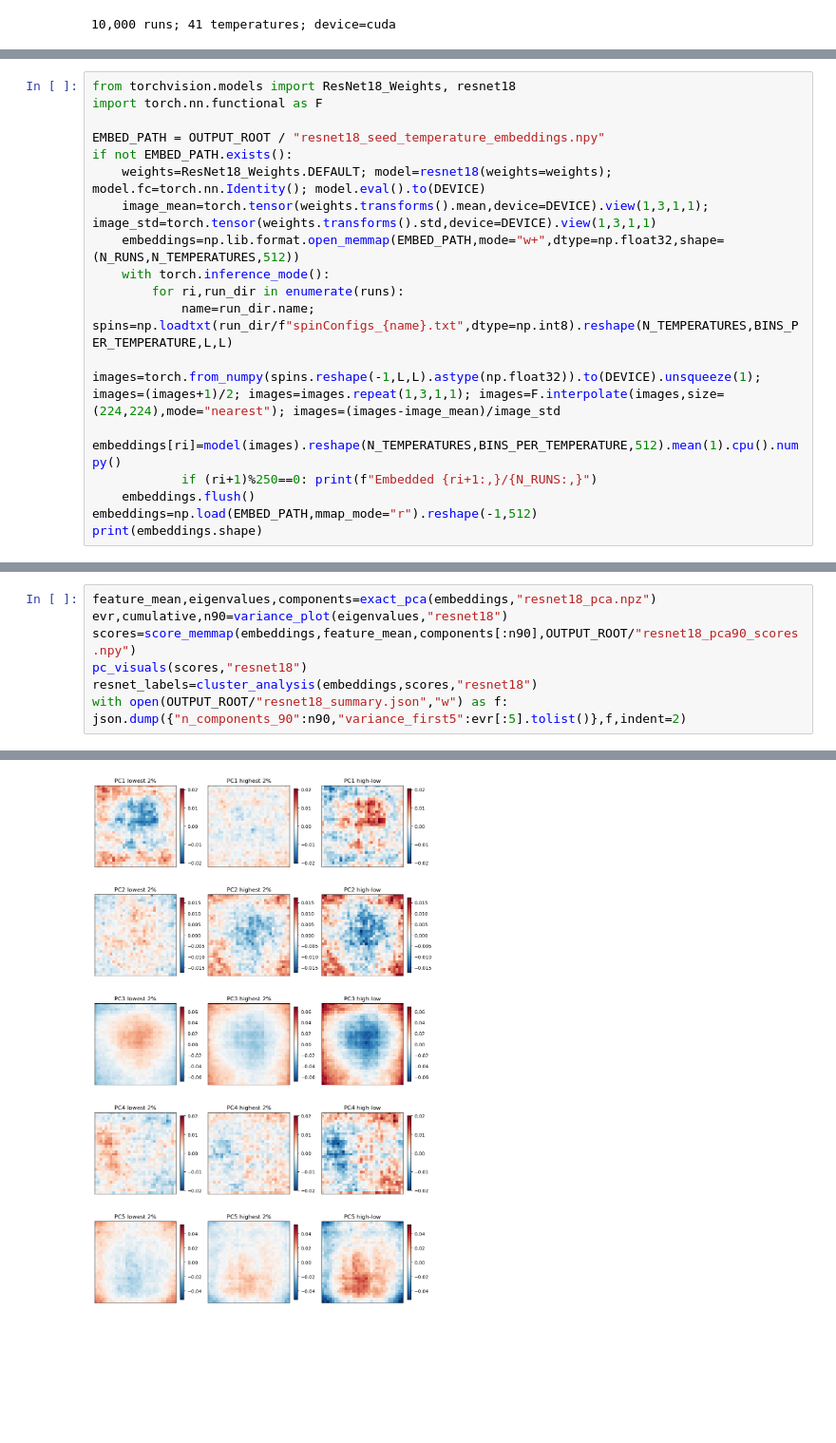
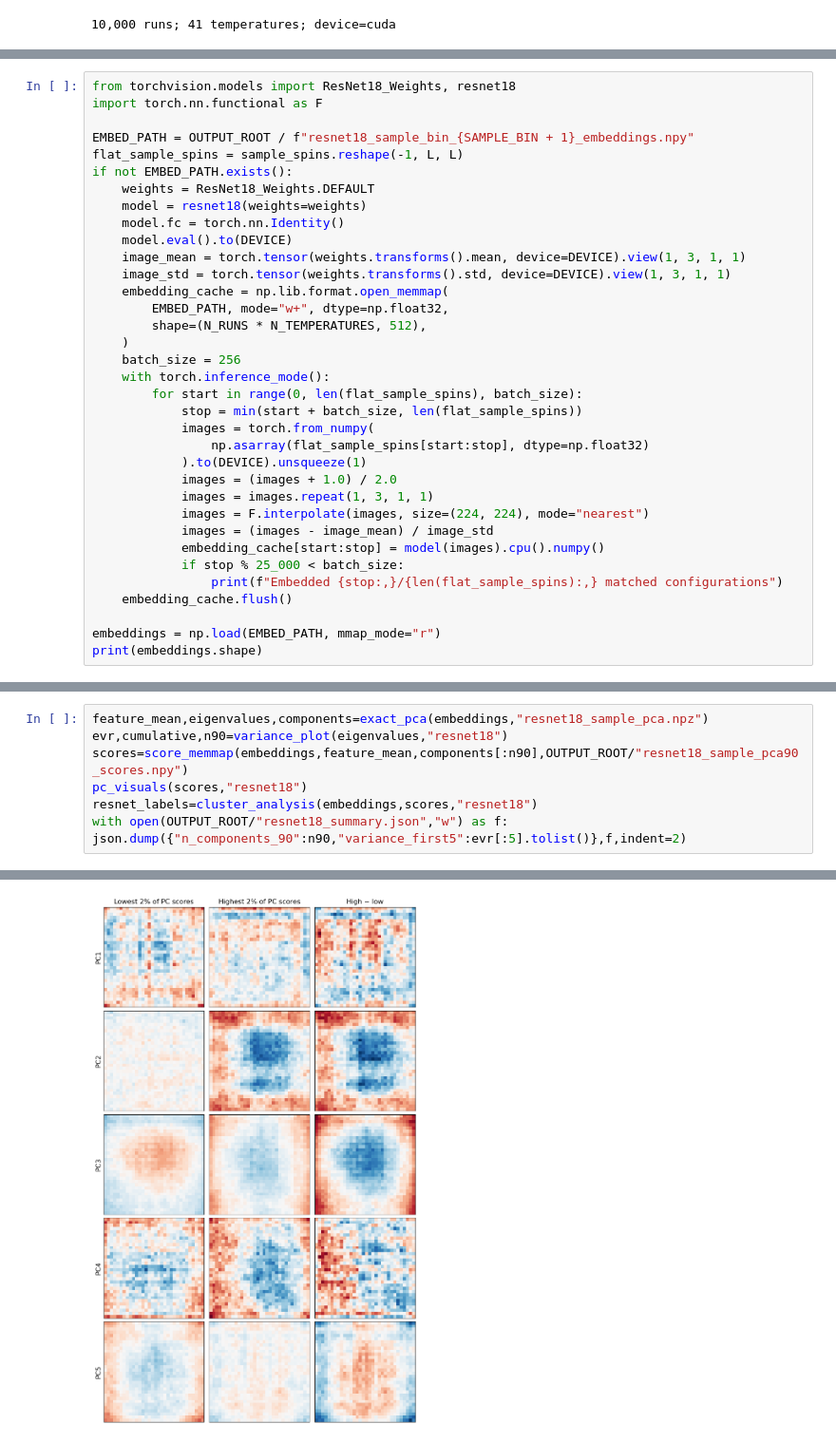
Before and after one commit to lledson425/Summer25, a Jupyter notebook: notebooks/ising/ising32_resnet_analysis.ipynb, the cells around one changed output, grey strips where cells are left out. Shown at 95% size. Cells and saved outputs as stored; diff of their text form; blank space fills up the shorter version.

```diff
--- a/notebooks/ising/ising32_resnet_analysis.ipynb
+++ b/notebooks/ising/ising32_resnet_analysis.ipynb
@@ -109,18 +128,35 @@ Recomputed |m| for 10,000/10,000 runs
 from torchvision.models import ResNet18_Weights, resnet18
 import torch.nn.functional as F
 
-EMBED_PATH = OUTPUT_ROOT / "resnet18_seed_temperature_embeddings.npy"
+EMBED_PATH = OUTPUT_ROOT / f"resnet18_sample_bin_{SAMPLE_BIN + 1}_embeddings.npy"
+flat_sample_spins = sample_spins.reshape(-1, L, L)
 if not EMBED_PATH.exists():
-    weights=ResNet18_Weights.DEFAULT; model=resnet18(weights=weights); model.fc=torch.nn.Identity(); model.eval().to(DEVICE)
-    image_mean=torch.tensor(weights.transforms().mean,device=DEVICE).view(1,3,1,1); image_std=torch.tensor(weights.transforms().std,device=DEVICE).view(1,3,1,1)
-    embeddings=np.lib.format.open_memmap(EMBED_PATH,mode="w+",dtype=np.float32,shape=(N_RUNS,N_TEMPERATURES,512))
+    weights = ResNet18_Weights.DEFAULT
+    model = resnet18(weights=weights)
+    model.fc = torch.nn.Identity()
+    model.eval().to(DEVICE)
+    image_mean = torch.tensor(weights.transforms().mean, device=DEVICE).view(1, 3, 1, 1)
+    image_std = torch.tensor(weights.transforms().std, device=DEVICE).view(1, 3, 1, 1)
+    embedding_cache = np.lib.format.open_memmap(
+        EMBED_PATH, mode="w+", dtype=np.float32,
+        shape=(N_RUNS * N_TEMPERATURES, 512),
+    )
+    batch_size = 256
     with torch.inference_mode():
-        for ri,run_dir in enumerate(runs):
-            name=run_dir.name; spins=np.loadtxt(run_dir/f"spinConfigs_{name}.txt",dtype=np.int8).reshape(N_TEMPERATURES,BINS_PER_TEMPERATURE,L,L)
-            images=torch.from_numpy(spins.reshape(-1,L,L).astype(np.float32)).to(DEVICE).unsqueeze(1); images=(images+1)/2; images=images.repeat(1,3,1,1); images=F.interpolate(images,size=(224,224),mode="nearest"); images=(images-image_mean)/image_std
-            embeddings[ri]=model(images).reshape(N_TEMPERATURES,BINS_PER_TEMPERATURE,512).mean(1).cpu().numpy()
-            if (ri+1)%250==0: print(f"Embedded {ri+1:,}/{N_RUNS:,}")
-    embeddings.flush()
-embeddings=np.load(EMBED_PATH,mmap_mode="r").reshape(-1,512)
+        for start in range(0, len(flat_sample_spins), batch_size):
+            stop = min(start + batch_size, len(flat_sample_spins))
+            images = torch.from_numpy(
+                np.asarray(flat_sample_spins[start:stop], dtype=np.float32)
+            ).to(DEVICE).unsqueeze(1)
+            images = (images + 1.0) / 2.0
+            images = images.repeat(1, 3, 1, 1)
+            images = F.interpolate(images, size=(224, 224), mode="nearest")
+            images = (images - image_mean) / image_std
+            embedding_cache[start:stop] = model(images).cpu().numpy()
+            if stop % 25_000 < batch_size:
+                print(f"Embedded {stop:,}/{len(flat_sample_spins):,} matched configurations")
+    embedding_cache.flush()
+
+embeddings = np.load(EMBED_PATH, mmap_mode="r")
 print(embeddings.shape)
 # %% [output]
@@ -262,9 +310,9 @@ def cluster_analysis(features, scores90, prefix):
     np.savez(OUTPUT_ROOT / f"{prefix}_cluster_labels.npz",pca90=labels["PCA 90%"],full=labels["Full"])
     return labels
 # %%
-feature_mean,eigenvalues,components=exact_pca(embeddings,"resnet18_pca.npz")
+feature_mean,eigenvalues,components=exact_pca(embeddings,"resnet18_sample_pca.npz")
 evr,cumulative,n90=variance_plot(eigenvalues,"resnet18")
-scores=score_memmap(embeddings,feature_mean,components[:n90],OUTPUT_ROOT/"resnet18_pca90_scores.npy")
+scores=score_memmap(embeddings,feature_mean,components[:n90],OUTPUT_ROOT/"resnet18_sample_pca90_scores.npy")
 pc_visuals(scores,"resnet18")
 resnet_labels=cluster_analysis(embeddings,scores,"resnet18")
 with open(OUTPUT_ROOT/"resnet18_summary.json","w") as f: json.dump({"n_components_90":n90,"variance_first5":evr[:5].tolist()},f,indent=2)
@@ -274 +322 @@ with open(OUTPUT_ROOT/"resnet18_summary.json","w") as f: json.dump({"n_component
-[figure, old version]
+[figure, new version]
```
Also changed, not shown: parts of 5 cells of this notebook, 1 other file.
